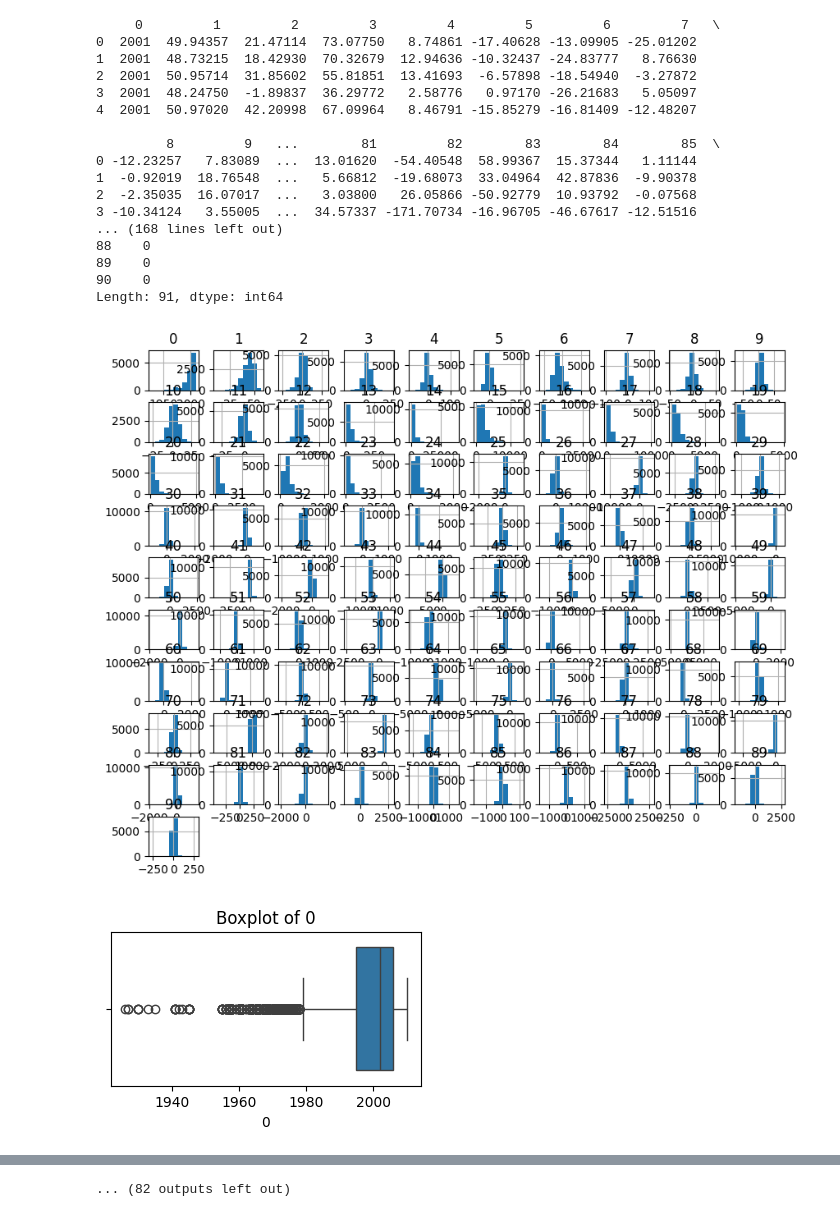
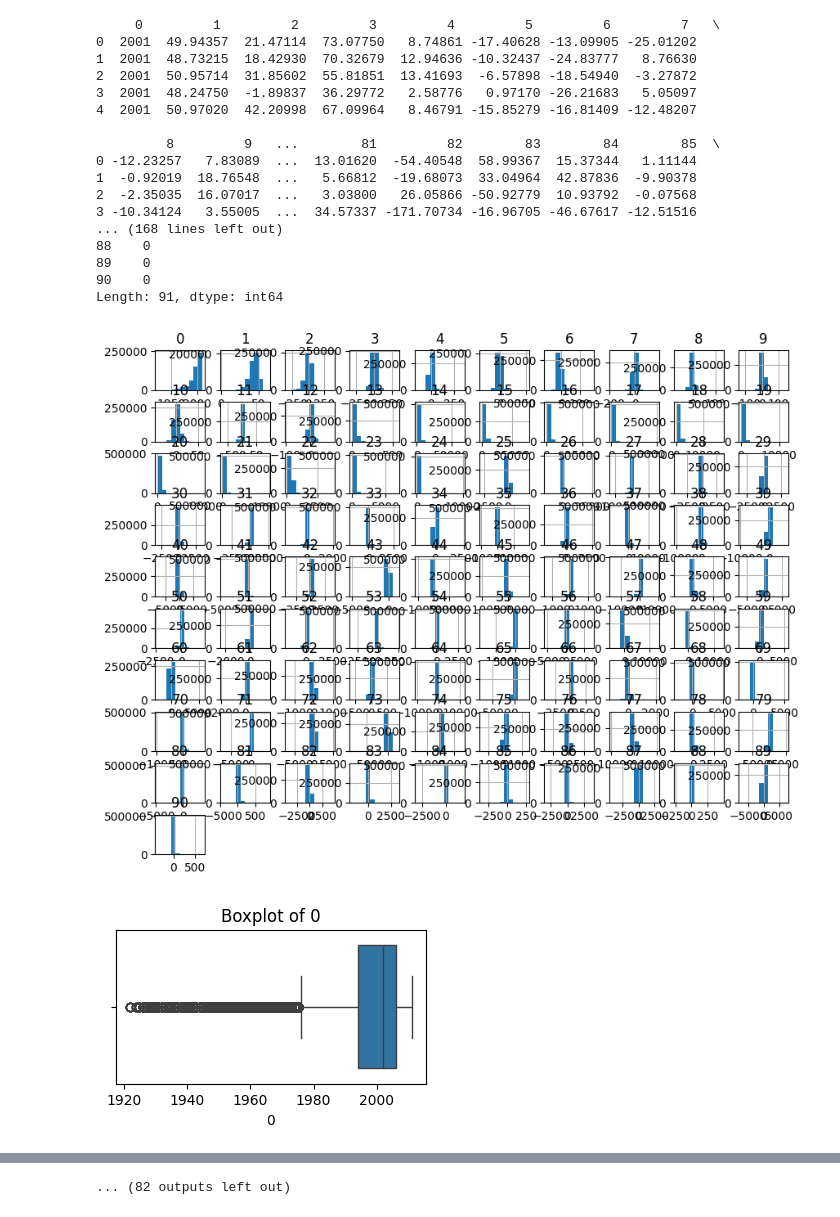
Before and after one commit to Blackcurrant06/MachineLearning, a Jupyter notebook: UTS/RegressionUTS.ipynb, the cells around one changed output, grey strips where cells are left out. Saved outputs shown, nothing was run; the diff lists cells and outputs as text; code cells hidden in the pictures.

```diff
--- a/UTS/RegressionUTS.ipynb
+++ b/UTS/RegressionUTS.ipynb
@@ -12,7 +17,7 @@ import numpy as np
 import matplotlib.pyplot as plt
 import seaborn as sns
 
-df = pd.read_csv('RegresiUTSTelkom_CutDown.csv', header=None)
+df = pd.read_csv('/content/RegresiUTSTelkom.csv', header=None)
 
 print(df.head())
 print(df.info())
@@ -30,32 +35,32 @@ for col in df.columns:
   plt.show()
 
 
 plt.figure(figsize=(10, 8))
 correlation_matrix = df.corr()
 sns.heatmap(correlation_matrix, annot=False, cmap='coolwarm')
 plt.title('Correlation Matrix')
 plt.show()
 
 # Pairplot
 # sns.pairplot(df)
 # plt.show()
 # %% [output]
      0         1         2         3         4         5         6         7   \
 0  2001  49.94357  21.47114  73.07750   8.74861 -17.40628 -13.09905 -25.01202
 1  2001  48.73215  18.42930  70.32679  12.94636 -10.32437 -24.83777   8.76630
 2  2001  50.95714  31.85602  55.81851  13.41693  -6.57898 -18.54940  -3.27872
 3  2001  48.24750  -1.89837  36.29772   2.58776   0.97170 -26.21683   5.05097
 4  2001  50.97020  42.20998  67.09964   8.46791 -15.85279 -16.81409 -12.48207
 
          8         9   ...        81         82        83        84        85  \
 0 -12.23257   7.83089  ...  13.01620  -54.40548  58.99367  15.37344   1.11144
 1  -0.92019  18.76548  ...   5.66812  -19.68073  33.04964  42.87836  -9.90378
 2  -2.35035  16.07017  ...   3.03800   26.05866 -50.92779  10.93792  -0.07568
 3 -10.34124   3.55005  ...  34.57337 -171.70734 -16.96705 -46.67617 -12.51516
 ... (168 lines left out)
 88    0
 89    0
 90    0
 Length: 91, dtype: int64
-[figure, old version]
+[figure, new version]
-[figure, old version]
+[figure, new version]
```
Also changed, not shown: parts of 6 cells of this notebook.
